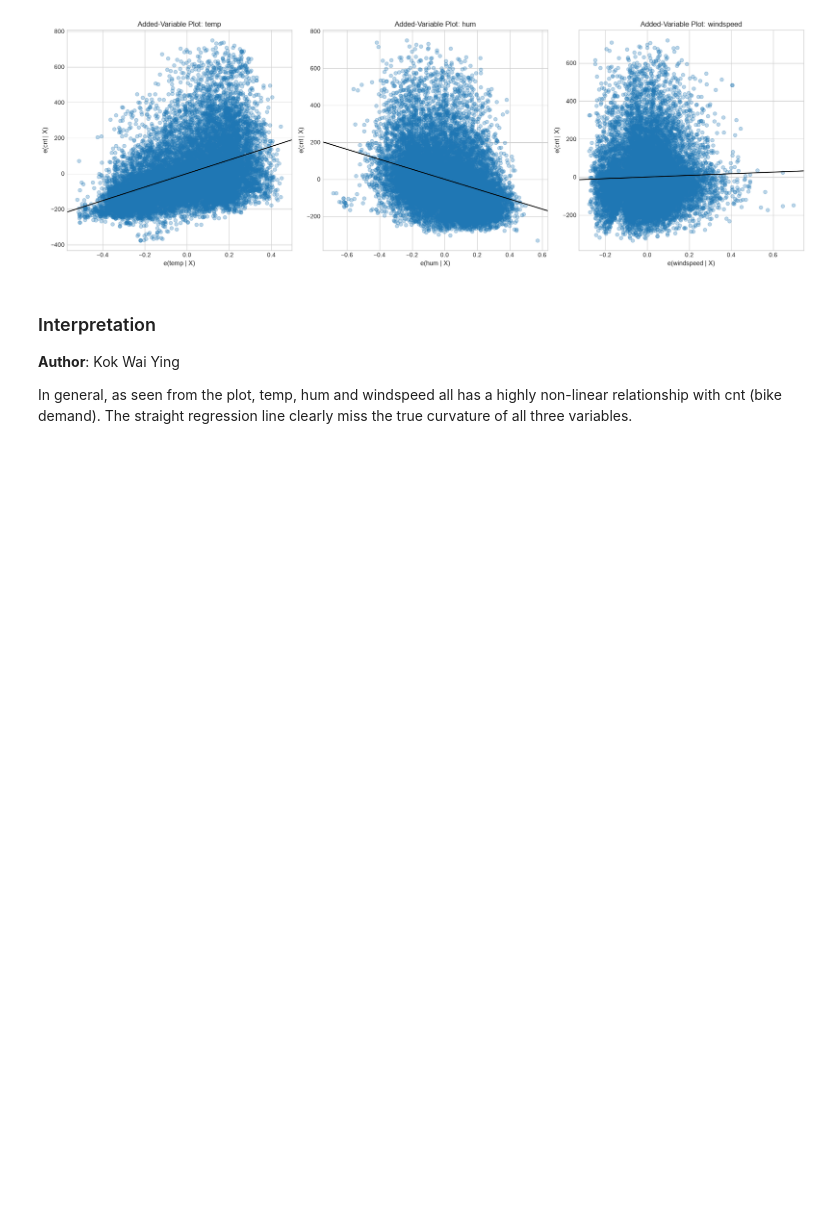
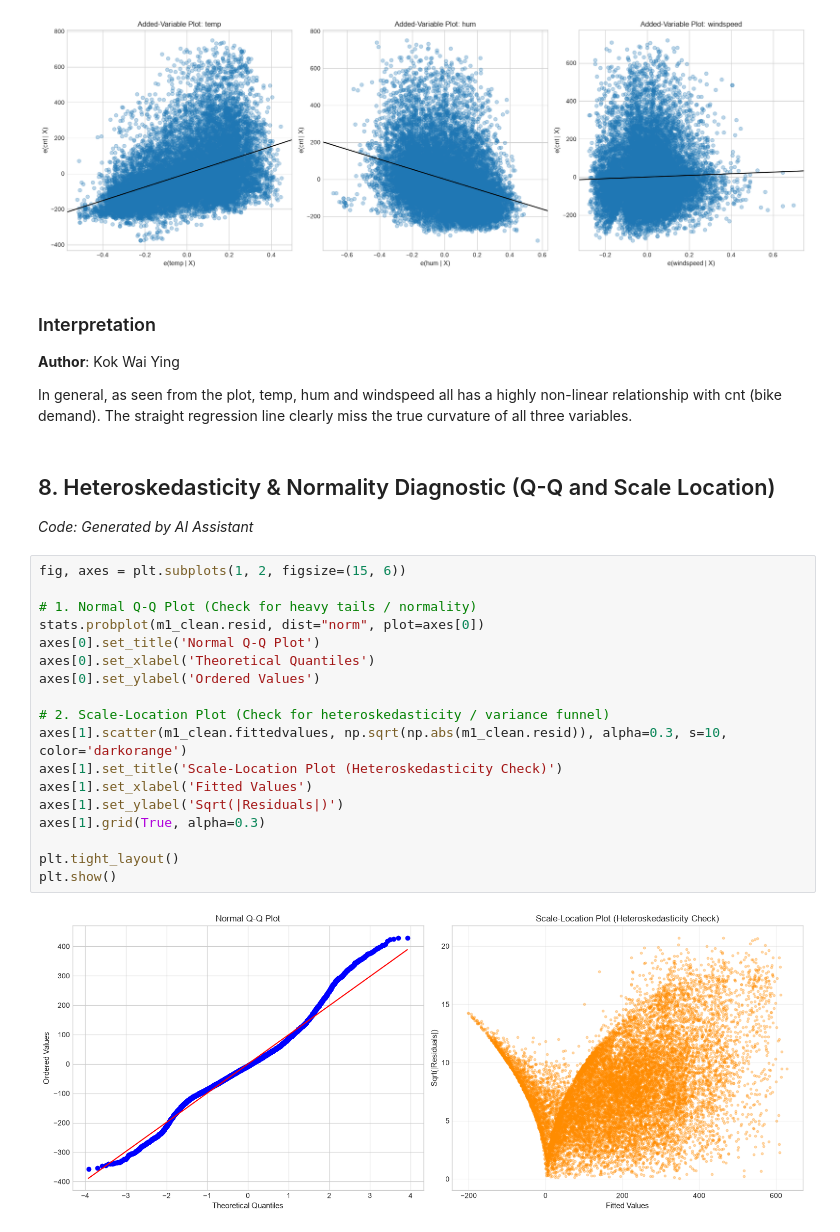
Before and after one commit to SinYang13/DSA211, a Jupyter notebook: notebooks/03 Baseline Model.ipynb, the cells around one changed output. Cells and saved outputs as stored; diff of their text form; blank space fills up the shorter version.

```diff
--- a/notebooks/03 Baseline Model.ipynb
+++ b/notebooks/03 Baseline Model.ipynb
@@ -315,3 +359,26 @@ plt.show()
 **Author**: Kok Wai Ying
 <!-- Document rationale for dropped variables -->
 In general, as seen from the plot,  temp, hum and windspeed all has a highly non-linear relationship with cnt (bike demand). The straight regression line clearly miss the true curvature of all three variables.
+# %% [markdown]
+## 8. Heteroskedasticity & Normality Diagnostic (Q-Q and Scale Location)
+*Code: Generated by AI Assistant*
+# %%
+fig, axes = plt.subplots(1, 2, figsize=(15, 6))
+
+# 1. Normal Q-Q Plot (Check for heavy tails / normality)
+stats.probplot(m1_clean.resid, dist="norm", plot=axes[0])
+axes[0].set_title('Normal Q-Q Plot')
+axes[0].set_xlabel('Theoretical Quantiles')
+axes[0].set_ylabel('Ordered Values')
+
+# 2. Scale-Location Plot (Check for heteroskedasticity / variance funnel)
+axes[1].scatter(m1_clean.fittedvalues, np.sqrt(np.abs(m1_clean.resid)), alpha=0.3, s=10, color='darkorange')
+axes[1].set_title('Scale-Location Plot (Heteroskedasticity Check)')
+axes[1].set_xlabel('Fitted Values')
+axes[1].set_ylabel('Sqrt(|Residuals|)')
+axes[1].grid(True, alpha=0.3)
+
+plt.tight_layout()
+plt.show()
+# %% [output]
+[figure, added]
```
Also changed, not shown: parts of 10 cells of this notebook.
